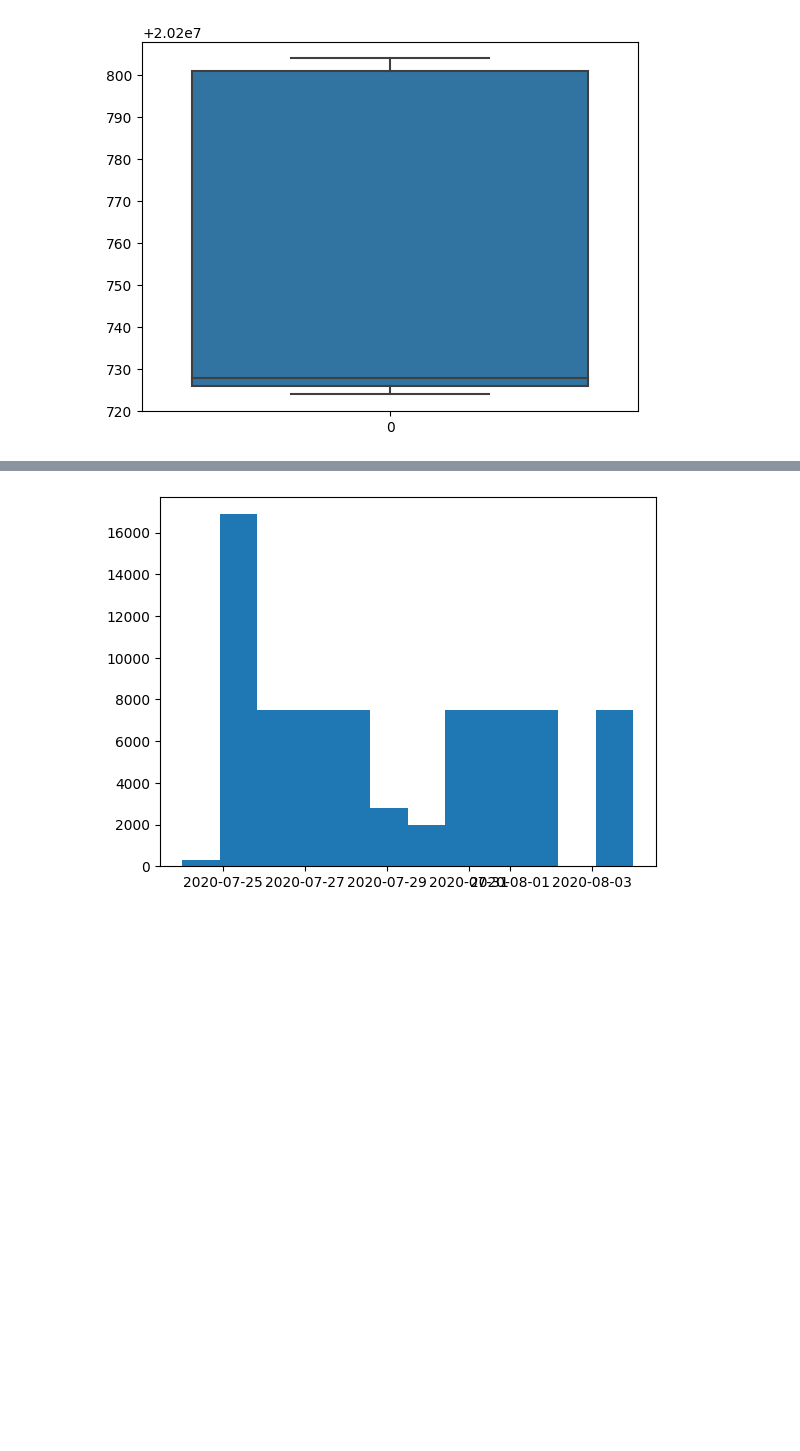
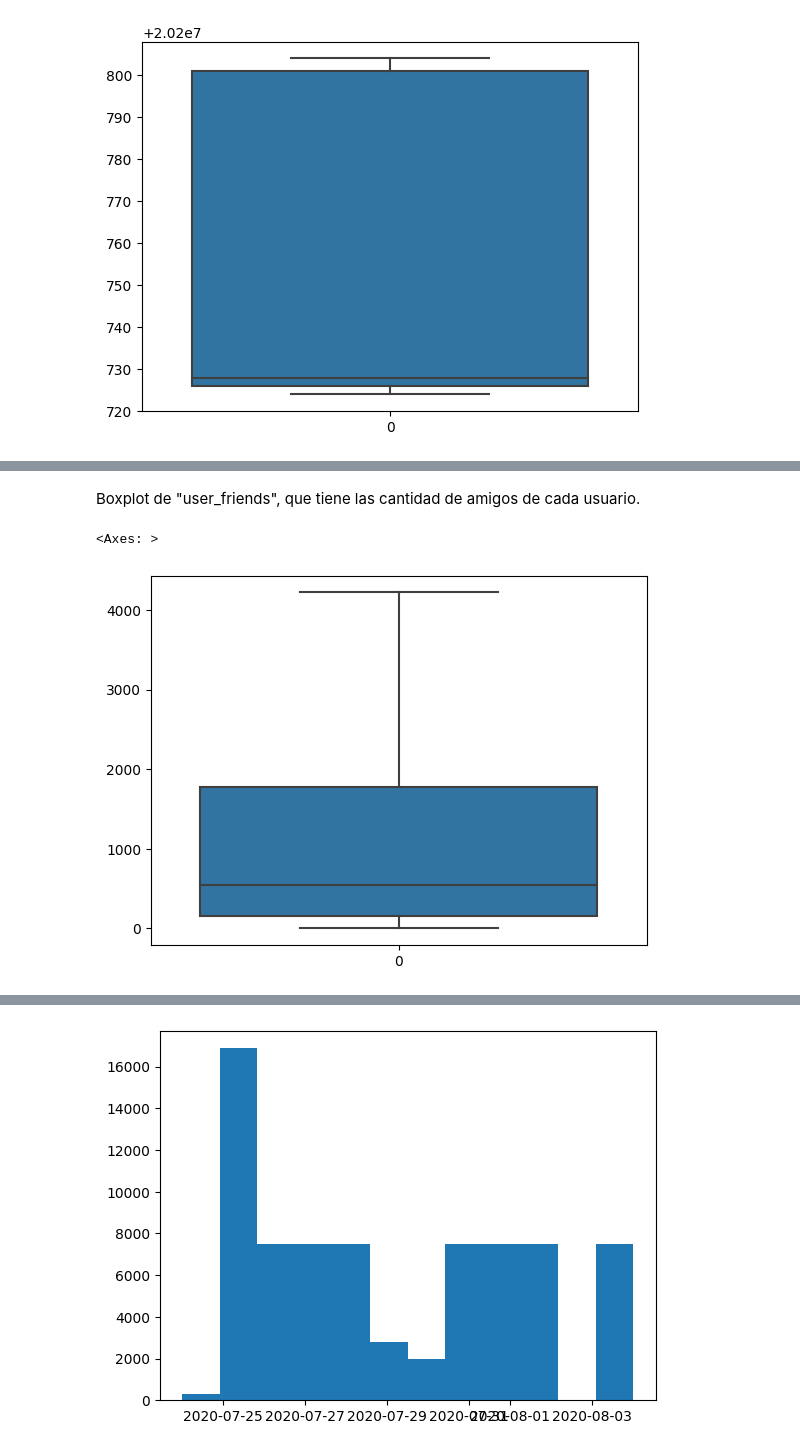
Before and after one commit to Anarbol/Reto-Arte-de-la-analitica, a Jupyter notebook: caloryboxplots.ipynb, the cells around one changed output, grey strips where cells are left out. Cells and saved outputs as stored; diff of their text form; code cells hidden in the pictures; blank space fills up the shorter version.

```diff
--- a/caloryboxplots.ipynb
+++ b/caloryboxplots.ipynb
@@ -57,0 +88,7 @@ Hacemos un histograma. Elegimos hacerlo de la columna 'date' porque nos interesa
+# %% [markdown]
+Boxplot de "user_friends", que tiene las cantidad de amigos de cada usuario.
+# %%
+sns.boxplot(data=datos["user_friends"], showfliers=False)
+# %% [output]
+<Axes: >
+[figure, added]
```
Also changed, not shown: parts of 38 cells of this notebook.
